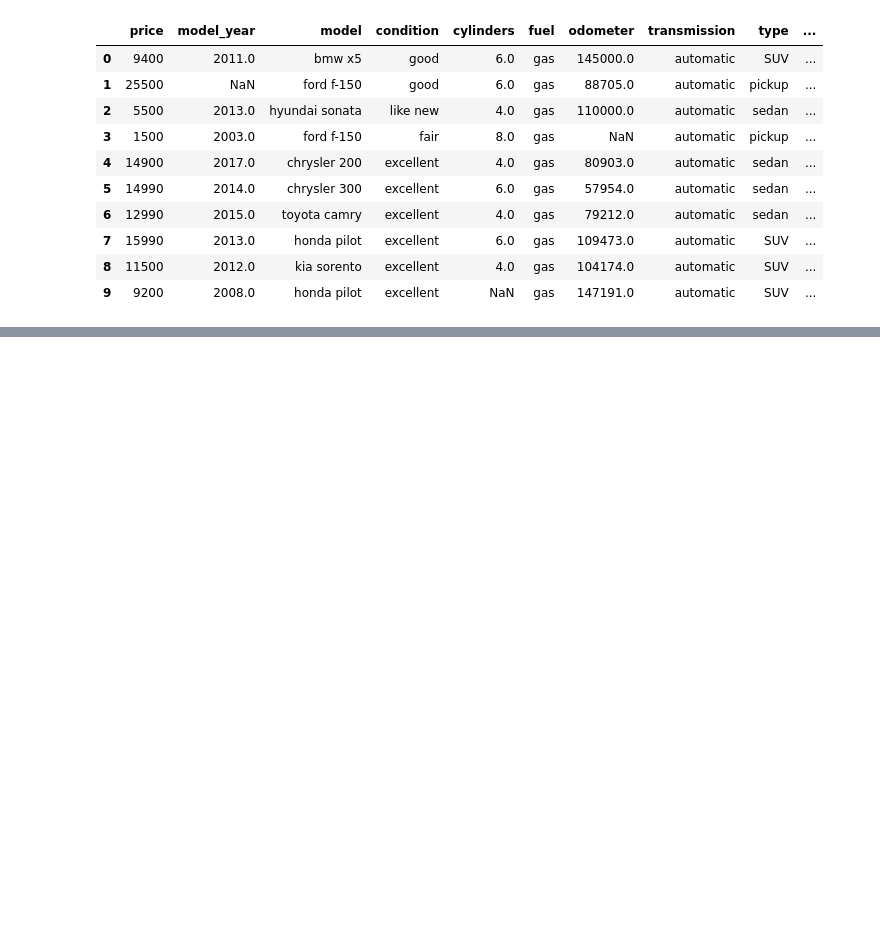
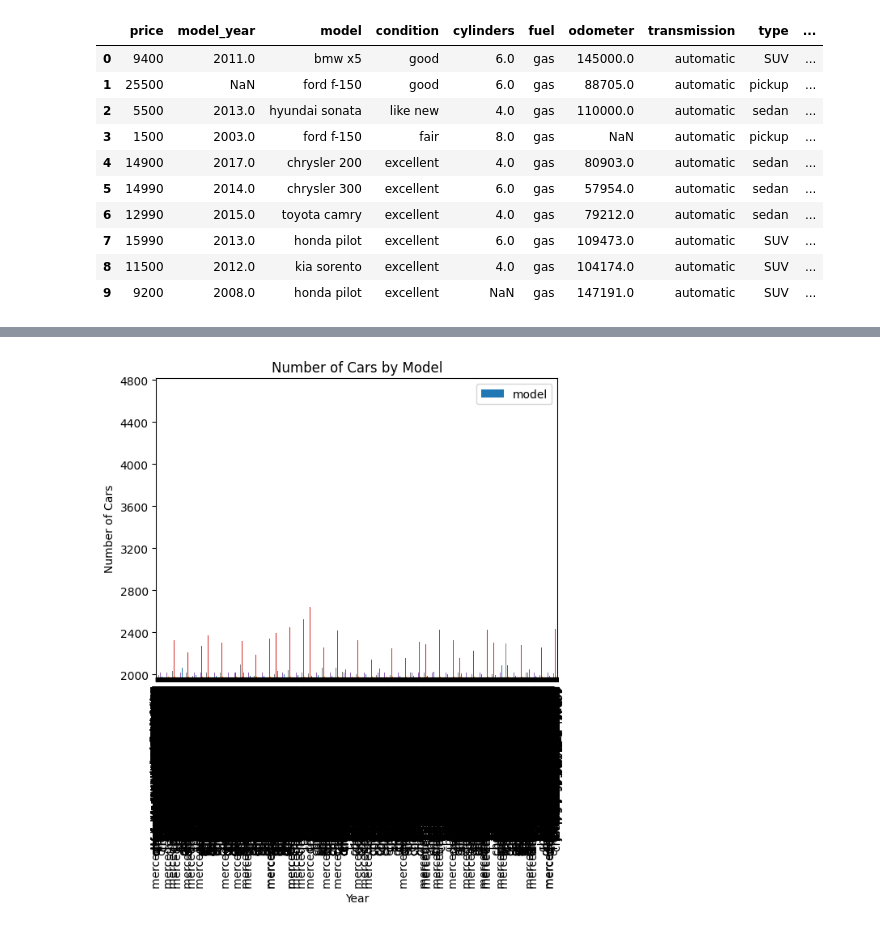
Before and after one commit to mdero002/Sprint_4_Software_Development_Tools, a Jupyter notebook: EDA.ipynb, the cells around one changed output, grey strips where cells are left out. Cells and saved outputs as stored; diff of their text form; code cells hidden in the pictures; blank space fills up the shorter version.

```diff
--- a/EDA.ipynb
+++ b/EDA.ipynb
@@ -61,0 +497,3 @@ display(df.head(10))
+# %%
+# Change date_posted column to datetime data type
+df['date_posted'] = pd.to_datetime(df['date_posted'], format='%Y-%m-%d')
@@ -61,0 +528,7 @@ display(df.head(10))
+# %%
+# Add a new column that calculates the vehicle's age when the ad was placed
+df['vehicle_age'] = df['date_posted'].dt.year - df['model_year']
+# %%
+# Add a new column that calculates the vehicle's average mileage per year rounded to the nearest whole number
+df['average_mileage'] = df['odometer'] / df['vehicle_age']
+df['average_mileage'] = df['average_mileage'].round(0)
@@ -61,0 +586,6 @@ display(df.head(10))
+# %%
+# Replace values of 0 in the vehicle_age column with 1
+df['vehicle_age'] = df['vehicle_age'].replace(0, 1)
+
+# Replave missing values in the average_mileage column with 0
+df['average_mileage'] = df['average_mileage'].fillna(0)
@@ -61,0 +658,9 @@ display(df.head(10))
+# %%
+# Bar graph showing the distribution of the number of ads for each model
+
+df.plot(x='model', kind='bar', title='Number of Cars by Model', xlabel='Year', ylabel='Number of Cars')
+
+plt.legend(['model'])
+plt.show()
+# %% [output]
+[figure, added]
```
Also changed, not shown: parts of 51 cells of this notebook, 1 other file.
